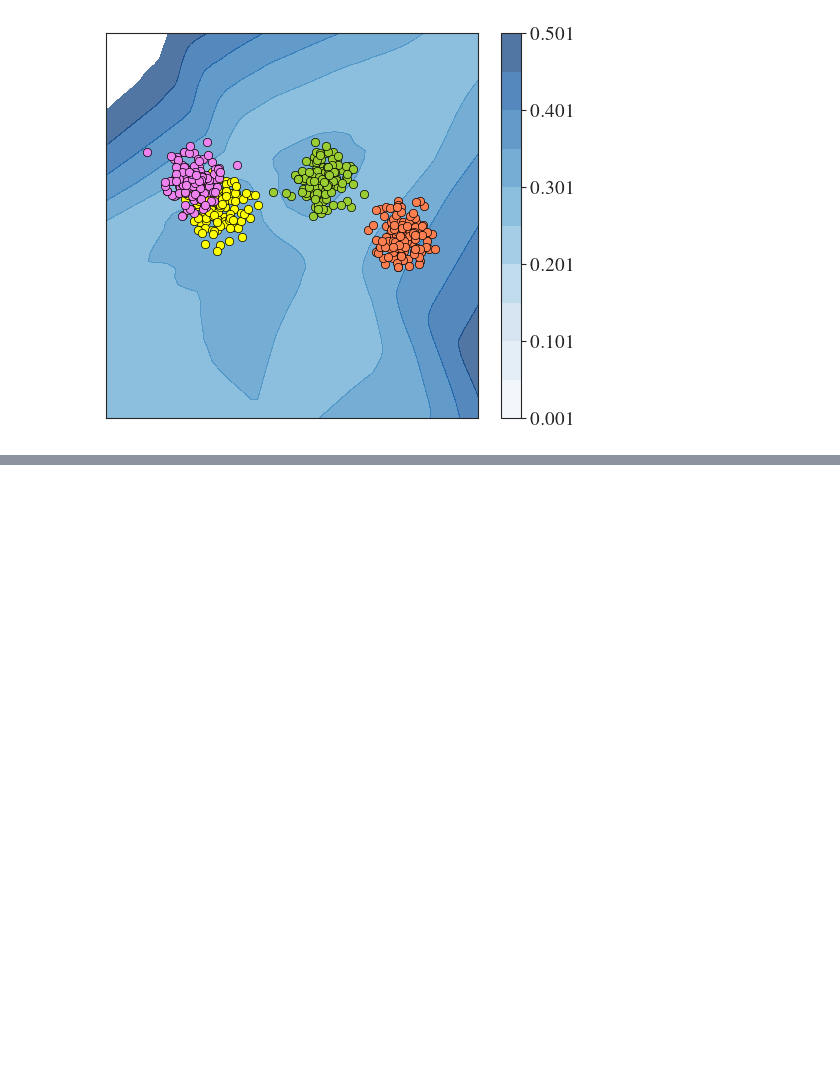
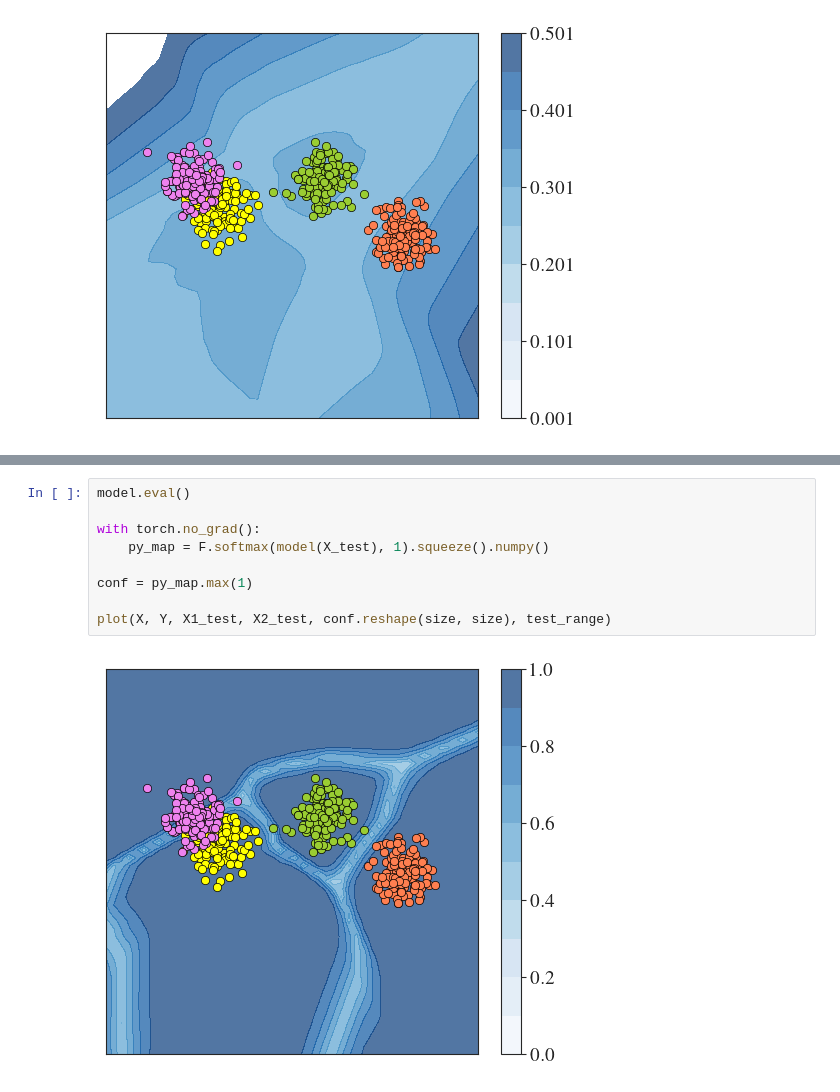
Before and after one commit to YuedanHuo/BML_ReLU, a Jupyter notebook: BNN_multiclass.ipynb, the cells around one changed output, grey strips where cells are left out. Drawn from its saved outputs; the diff is of its cells as text; blank space fills up the shorter version.

```diff
--- a/BNN_multiclass.ipynb
+++ b/BNN_multiclass.ipynb
@@ -468,0 +635,11 @@ print(conf)
+# %%
+model.eval()
+
+with torch.no_grad():
+    py_map = F.softmax(model(X_test), 1).squeeze().numpy()
+
+conf = py_map.max(1)
+
+plot(X, Y, X1_test, X2_test, conf.reshape(size, size), test_range)
+# %% [output]
+[figure, added]
```
Also changed, not shown: parts of 15 cells of this notebook, 1 other file.
